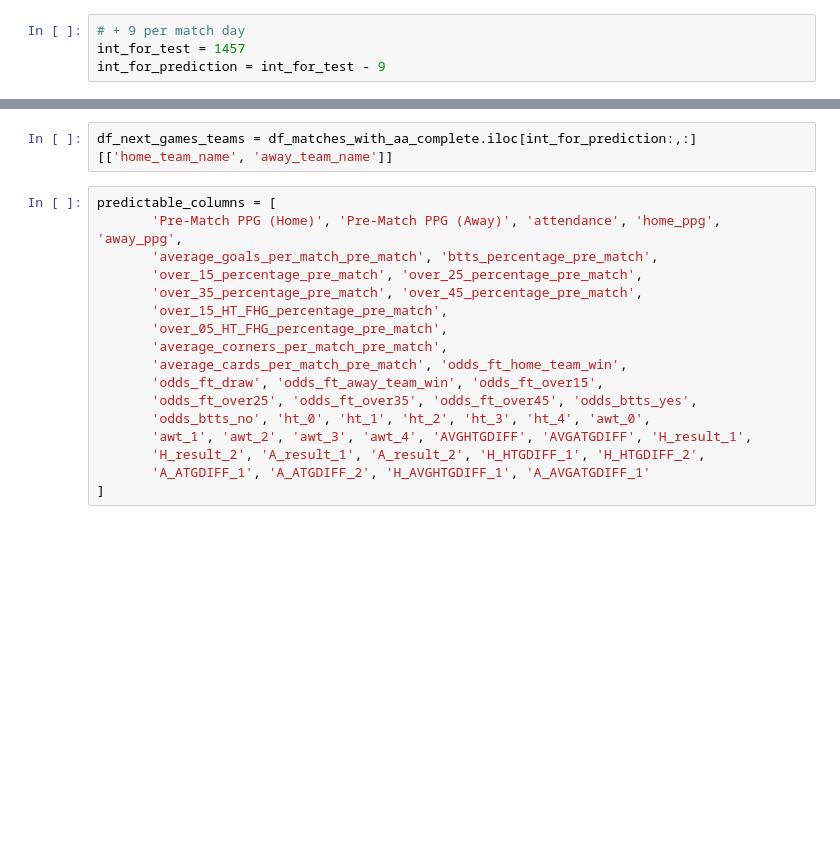
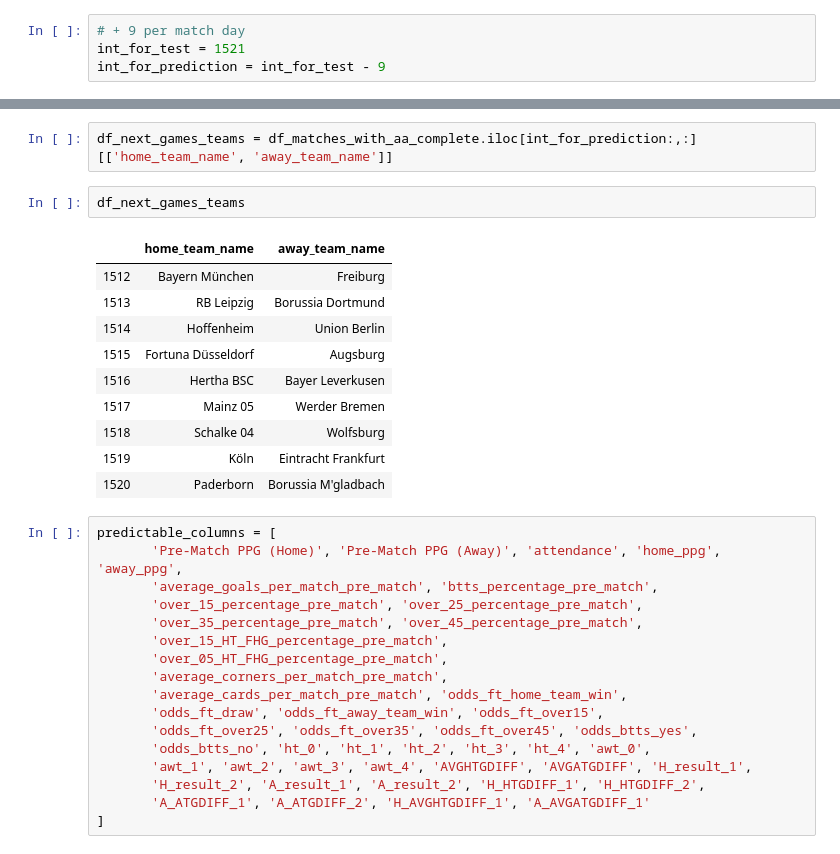
Before and after one commit to nichohelmut/football_results, a Jupyter notebook: XGBoost_preprocess.ipynb, the cells around one changed output, grey strips where cells are left out. Saved outputs shown, nothing was run; the diff lists cells and outputs as text; blank space fills up the shorter version.

```diff
--- a/XGBoost_preprocess.ipynb
+++ b/XGBoost_preprocess.ipynb
@@ -58,7 +58,7 @@ scatter_matrix(df_all[df_all.iloc[:,6:12].columns], diagonal='kde', figsize=(14,
 ## Append results from AA Analysis as features for home and away Team to match-related-dataset
 # %%
 # + 9 per match day
-int_for_test = 1457
+int_for_test = 1521
 int_for_prediction = int_for_test - 9
 # %%
 columns=pd.Series(df_teams_aa.iloc[:,:-1].columns)
@@ -211,6 +211,19 @@ a.dropna(axis=1,inplace=True)
 a.drop(['HTGDIFF', 'ATGDIFF'], inplace=True, axis=1)
 # %%
 df_next_games_teams = df_matches_with_aa_complete.iloc[int_for_prediction:,:][['home_team_name', 'away_team_name']]
+# %%
+df_next_games_teams
+# %% [output]
+|  | home_team_name | away_team_name |
+| 1512 | Bayern München | Freiburg |
+| 1513 | RB Leipzig | Borussia Dortmund |
+| 1514 | Hoffenheim | Union Berlin |
+| 1515 | Fortuna Düsseldorf | Augsburg |
+| 1516 | Hertha BSC | Bayer Leverkusen |
+| 1517 | Mainz 05 | Werder Bremen |
+| 1518 | Schalke 04 | Wolfsburg |
+| 1519 | Köln | Eintracht Frankfurt |
+| 1520 | Paderborn | Borussia M'gladbach |
 # %%
 predictable_columns = [
        'Pre-Match PPG (Home)', 'Pre-Match PPG (Away)', 'attendance', 'home_ppg', 'away_ppg',
```
Also changed, not shown: parts of 4 cells of this notebook, 11 other files.
